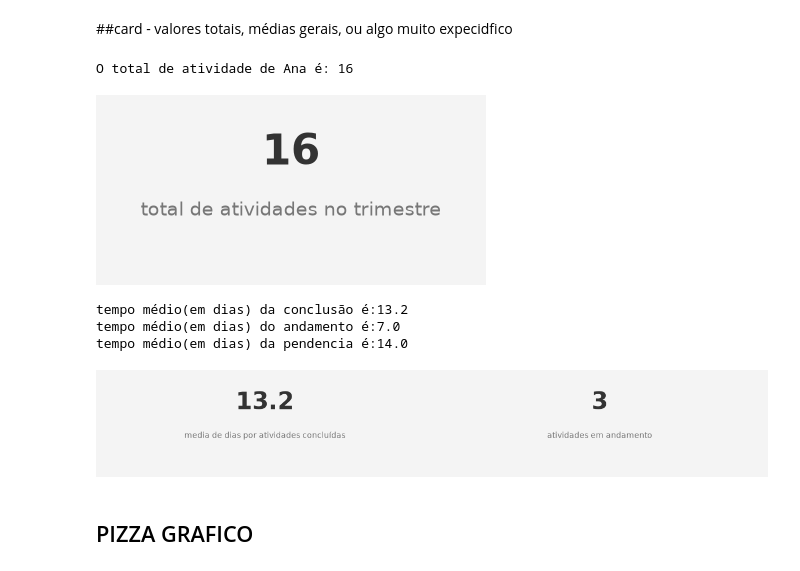
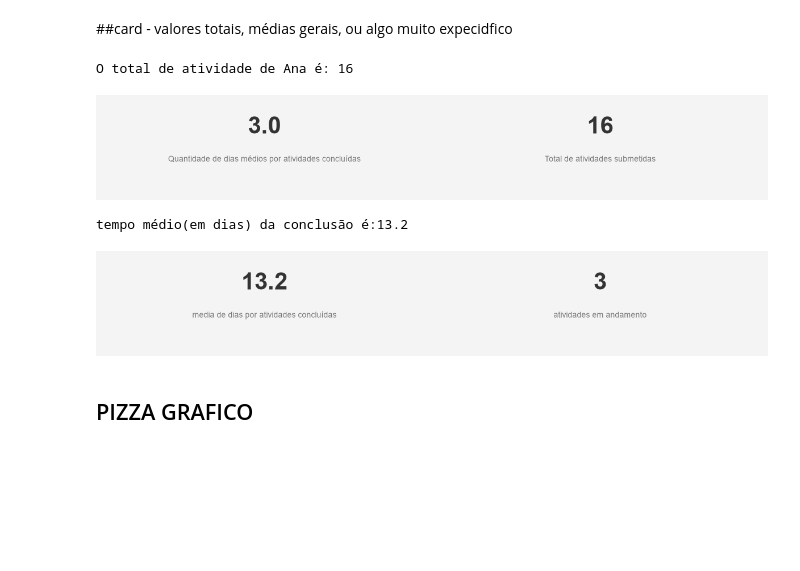
Before and after one commit to JeanCCavalcante/Projeto-Final-Formacao-Full-Stack-, a Jupyter notebook: data_analysis/notebooks/analise_unificada.ipynb, the cells around one changed output. Saved outputs shown, nothing was run; the diff lists cells and outputs as text; code cells hidden in the pictures; blank space fills up the shorter version.

```diff
--- a/data_analysis/notebooks/analise_unificada.ipynb
+++ b/data_analysis/notebooks/analise_unificada.ipynb
@@ -235,5 +272,5 @@ mentorada.head(16)
 | 70 | 6a2b884993a2aac46c8ba190 | 71.0 | Ajustar Pipeline CI/CD - Sprint 2 | Atividade focada em ajustar o rec... | alta | 6a2b84ddcf36b576d237ae70 | Ana Ribeiro | Data Engineer | ... |
 | 71 | 6a2b884993a2aac46c8ba191 | 72.0 | Refatorar Pipeline CI/CD - Sprint 7 | Atividade focada em refatorar o r... | media | 6a2b84ddcf36b576d237ae70 | Ana Ribeiro | Data Engineer | ... |
 # %%
-mentorada.drop(columns=['descricao', 'mentor_responsavel', 'createdAt','updatedAt','__v', '_id'], inplace=True, errors='ignore')
+mentorada.drop(columns=['descricao', 'mentor_responsavel', 'createdAt','updatedAt','__v', '_id','user_id'], inplace=True, errors='ignore')
 # %%
@@ -430,42 +439,47 @@ Name: duracao_em_dias, dtype: float64
 ##card - valores totais, médias gerais, ou algo muito expecidfico
 # %%
 #CARD total de atividade escaladas(sugestao)
-import matplotlib.pyplot as plt
-mentorada['status_atual'].count()
-print(f'O total de atividade de Ana é: {mentorada["status_atual"].count()}')
 
 
-fig, ax = plt.subplots(figsize=(4, 2))
+totalatividades = mentorada['status_atual'].count()
+print(f'O total de atividade de Ana é: {totalatividades}')
+
+mediaconclusao = mentorada['tempo_no_backlog'].median()
+fig, axes = plt.subplots(1, 2, figsize=(12, 2)) # 1 row, 2 columns
+
+ax = axes[0]
 ax.patch.set_facecolor('#f4f4f4')
 fig.patch.set_facecolor('#f4f4f4')
-
-# Remover bordas
 for spine in ax.spines.values():
     spine.set_visible(False)
-
-# Remover eixos
 ax.xaxis.set_visible(False)
 ax.yaxis.set_visible(False)
+ax.text(0.5, 0.65, str(mediaconclusao), fontsize=30, fontweight='bold', ha='center', color='#333333', transform=ax.transAxes)
+ax.text(0.5, 0.35, 'Quantidade de dias médios por atividades concluídas', fontsize=10, ha='center', color='#777777', transform=ax.transAxes)
 
-# Textos do card (métrica e label)
-ax.text(0.5, 0.65, '16', fontsize=30, fontweight='bold', ha='center', color='#333333')
-ax.text(0.5, 0.35, 'total de atividades no trimestre', fontsize=14, ha='center', color='#777777')
+
+# Card 2: Total de Atividades
+ax = axes[1]
+ax.patch.set_facecolor('#f4f4f4')
+fig.patch.set_facecolor('#f4f4f4')
+for spine in ax.spines.values():
+    spine.set_visible(False)
+ax.xaxis.set_visible(False)
+ax.yaxis.set_visible(False)
+ax.text(0.5, 0.65, str(totalatividades), fontsize=30, fontweight='bold', ha='center', color='#333333', transform=ax.transAxes)
+ax.text(0.5, 0.35, 'Total de atividades submetidas', fontsize=10, ha='center', color='#777777', transform=ax.transAxes)
+
 
 plt.tight_layout()
 plt.show()
 # %% [output]
 O total de atividade de Ana é: 16
-[figure, old version]
+[figure, new version]
 # %%
 #CARD TEMPO MEDIO POR ENTREGA
+
 mediaconclusao = mentorada[mentorada['status_atual'] == 'concluida']['duracao_em_dias'].mean().round(1)
 print(f'tempo médio(em dias) da conclusão é:{mediaconclusao}')
-#card tempo medio por atividade em processo
-mediandamento = mentorada[mentorada['status_atual'] == 'andamento']['duracao_em_dias'].mean().round(1)
-print(f'tempo médio(em dias) do andamento é:{mediandamento}')
-#card tempo medio que uma atividade fica pendente
-mediapendente = mentorada[mentorada['status_atual'] == 'pendente']['duracao_em_dias'].mean().round(1)
-print(f'tempo médio(em dias) da pendencia é:{mediapendente}')
 
 TotalAtvAndamento = len(mentorada[mentorada['status_atual'] == 'andamento'])
 fig, axes = plt.subplots(1, 2, figsize=(12, 2)) # 1 row, 2 columns
@@ -497,9 +511,7 @@ plt.tight_layout()
 plt.show()
 # %% [output]
 tempo médio(em dias) da conclusão é:13.2
-tempo médio(em dias) do andamento é:7.0
-tempo médio(em dias) da pendencia é:14.0
-[figure, old version]
+[figure, new version]
 # %% [markdown]
 ## PIZZA GRAFICO
 # %%
```
Also changed, not shown: parts of 20 cells of this notebook, 1 other file.
